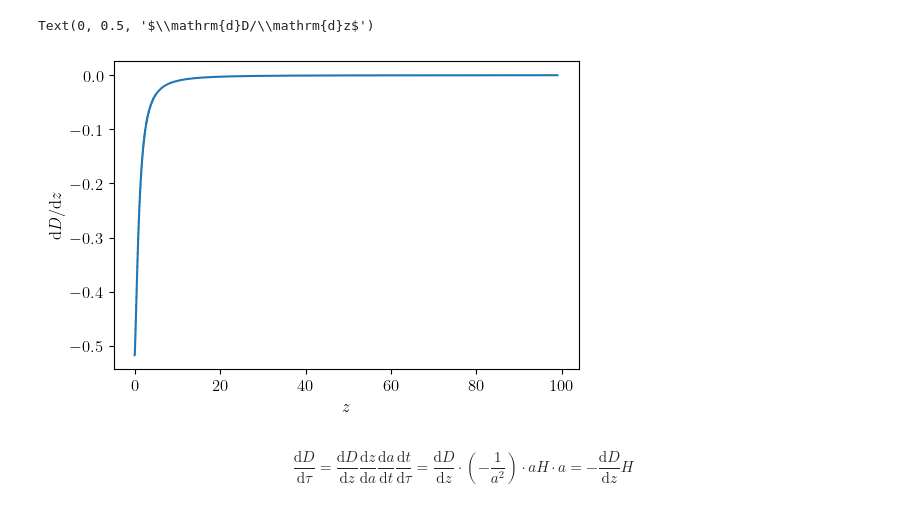
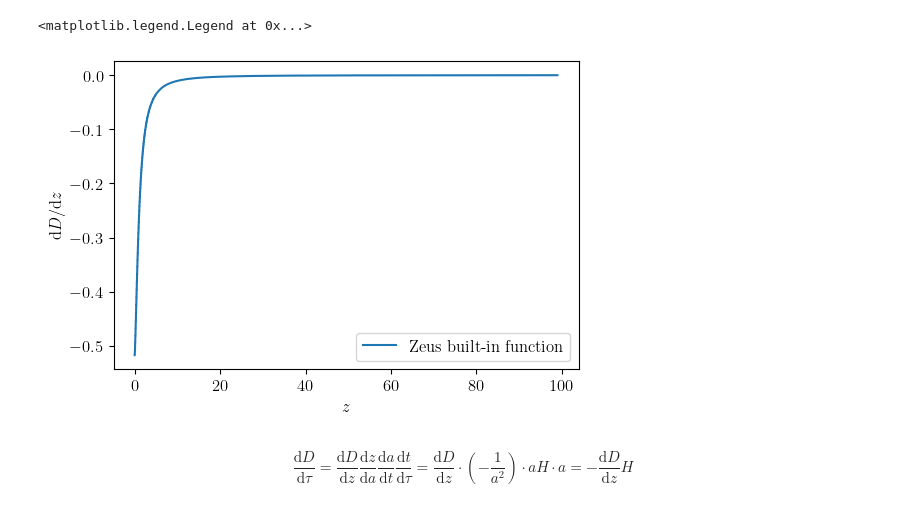
Before and after one commit to ryanyrzh/Zeus21, a Jupyter notebook: aniso_tests/D_dot_test.ipynb, the cells around one changed output. Drawn from its saved outputs; the diff is of its cells as text; code cells hidden in the pictures.

Commit message:
Add legend

```diff
--- a/aniso_tests/D_dot_test.ipynb
+++ b/aniso_tests/D_dot_test.ipynb
@@ -33,12 +33,13 @@ growth_zeus = growth(CosmoParams, z_list)
 dgrowth_zeus = dgrowth_dz(CosmoParams, z_list)
 # %%
 fig, ax = plt.subplots(1, 1, figsize=(6, 4))
-ax.plot(z_list, dgrowth_zeus)
+ax.plot(z_list, dgrowth_zeus, label='Zeus built-in function')
 ax.set_xlabel(r'$z$')
 ax.set_ylabel(r'$\mathrm{d}D/\mathrm{d}z$')
+ax.legend()
 # %% [output]
-Text(0, 0.5, '$\\mathrm{d}D/\\mathrm{d}z$')
+<matplotlib.legend.Legend at 0x...>
-[figure, old version]
+[figure, new version]
 # %% [markdown]
 $$
 \frac{\mathrm{d}D}{\mathrm{d}\tau}
```
